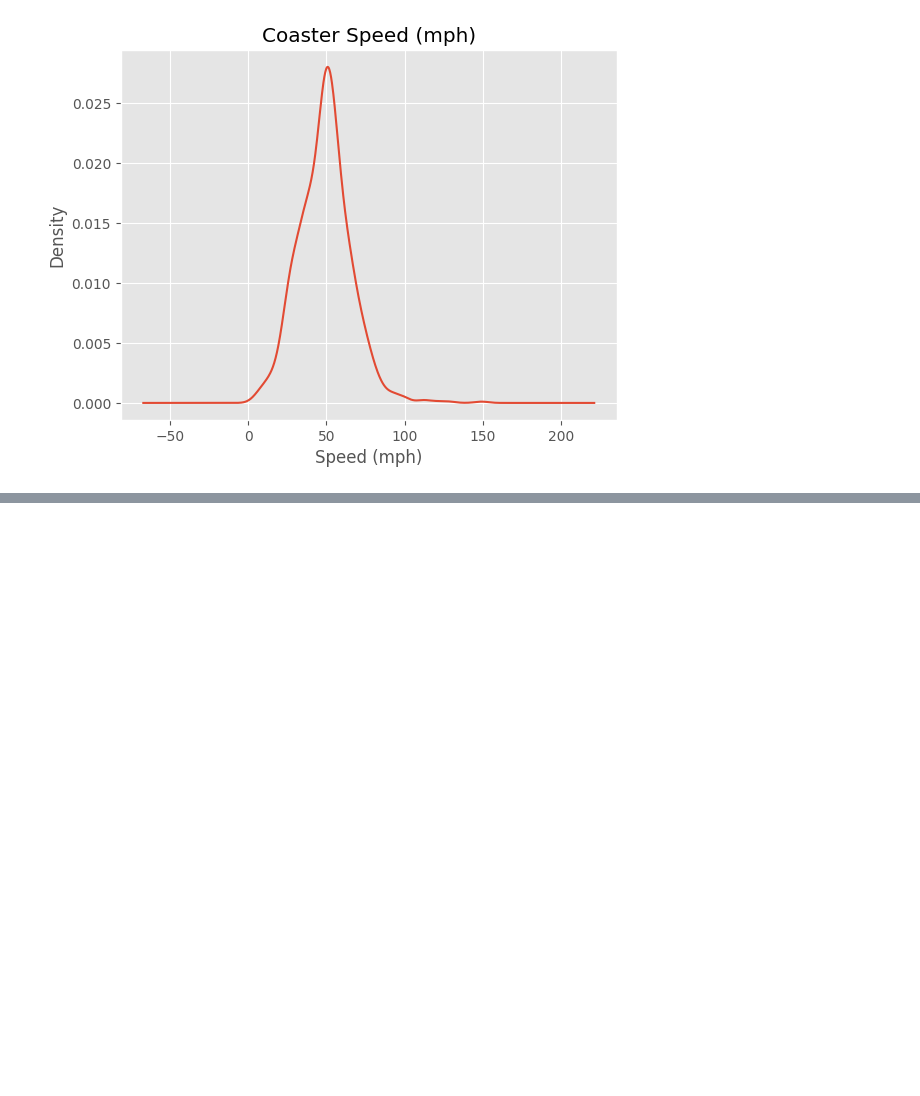
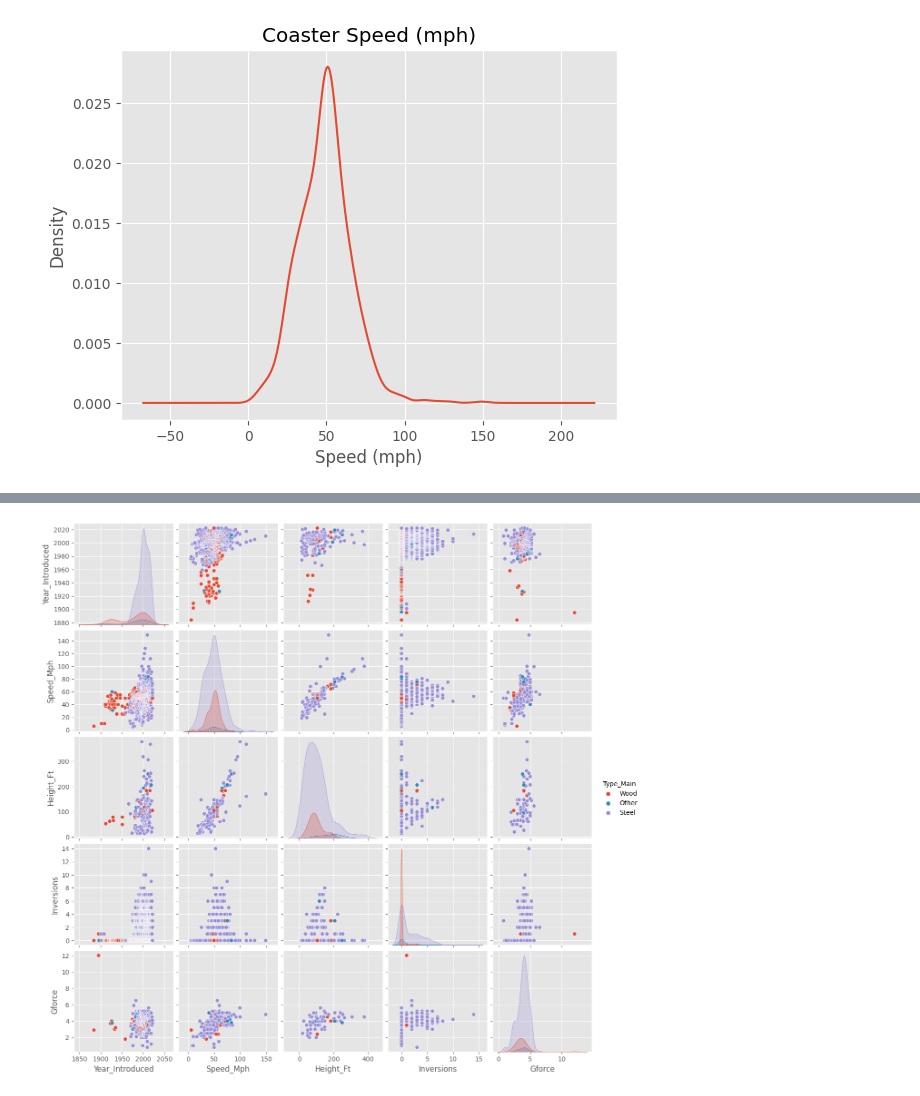
Before and after one commit to lucaberbenni/EDA, a Jupyter notebook: EDA.ipynb, the cells around one changed output, grey strips where cells are left out. Saved outputs shown, nothing was run; the diff lists cells and outputs as text; code cells hidden in the pictures; blank space fills up the shorter version.

```diff
--- a/EDA.ipynb
+++ b/EDA.ipynb
@@ -210,0 +221,6 @@ Text(0.5, 0, 'Speed (mph)')
+# %%
+sns.pairplot(df, vars=['Year_Introduced', 'Speed_Mph', 'Height_Ft', 'Inversions', 'Gforce'],
+             hue='Type_Main')
+plt.show()
+# %% [output]
+[figure, added]
```
Also changed, not shown: parts of 4 cells of this notebook.
